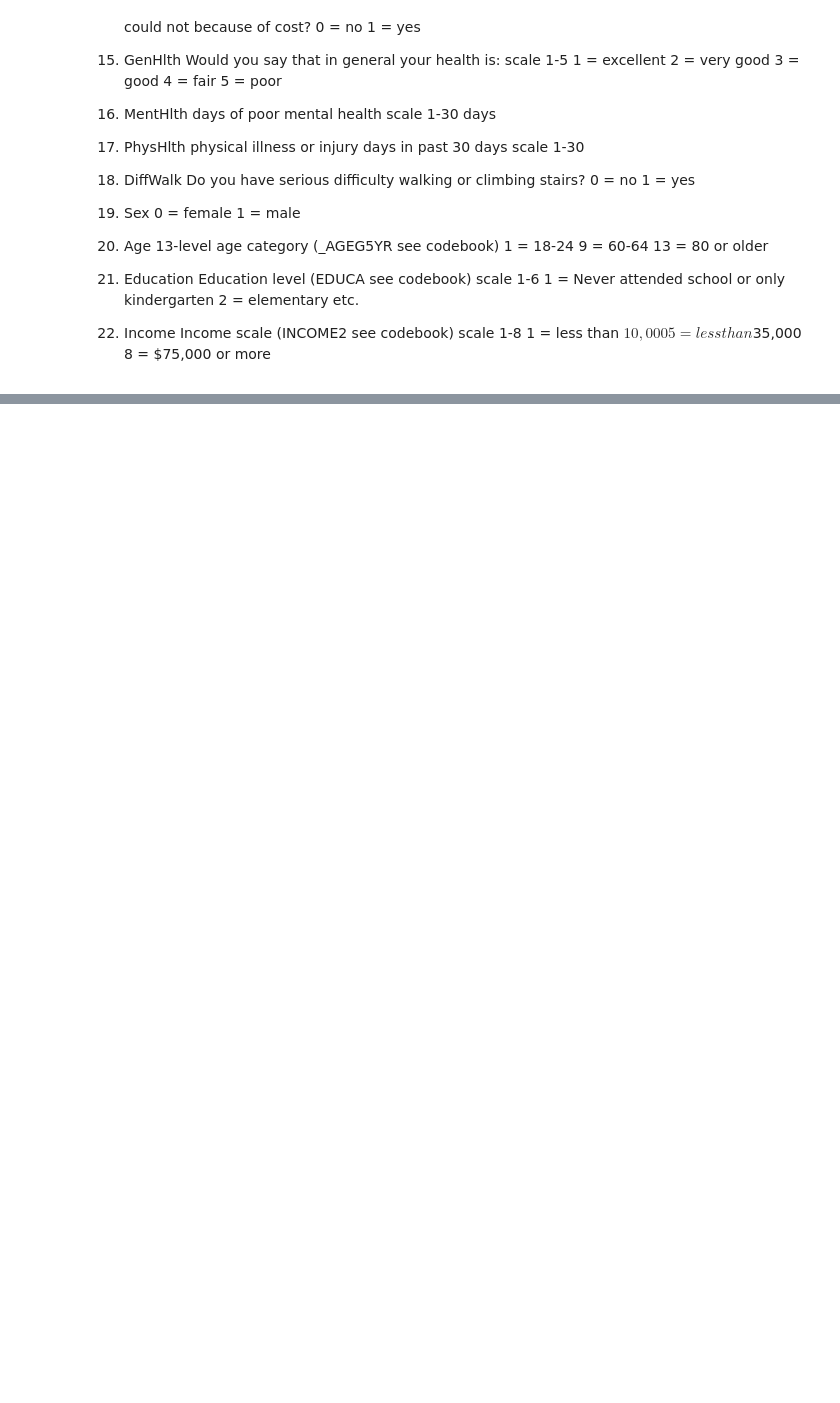
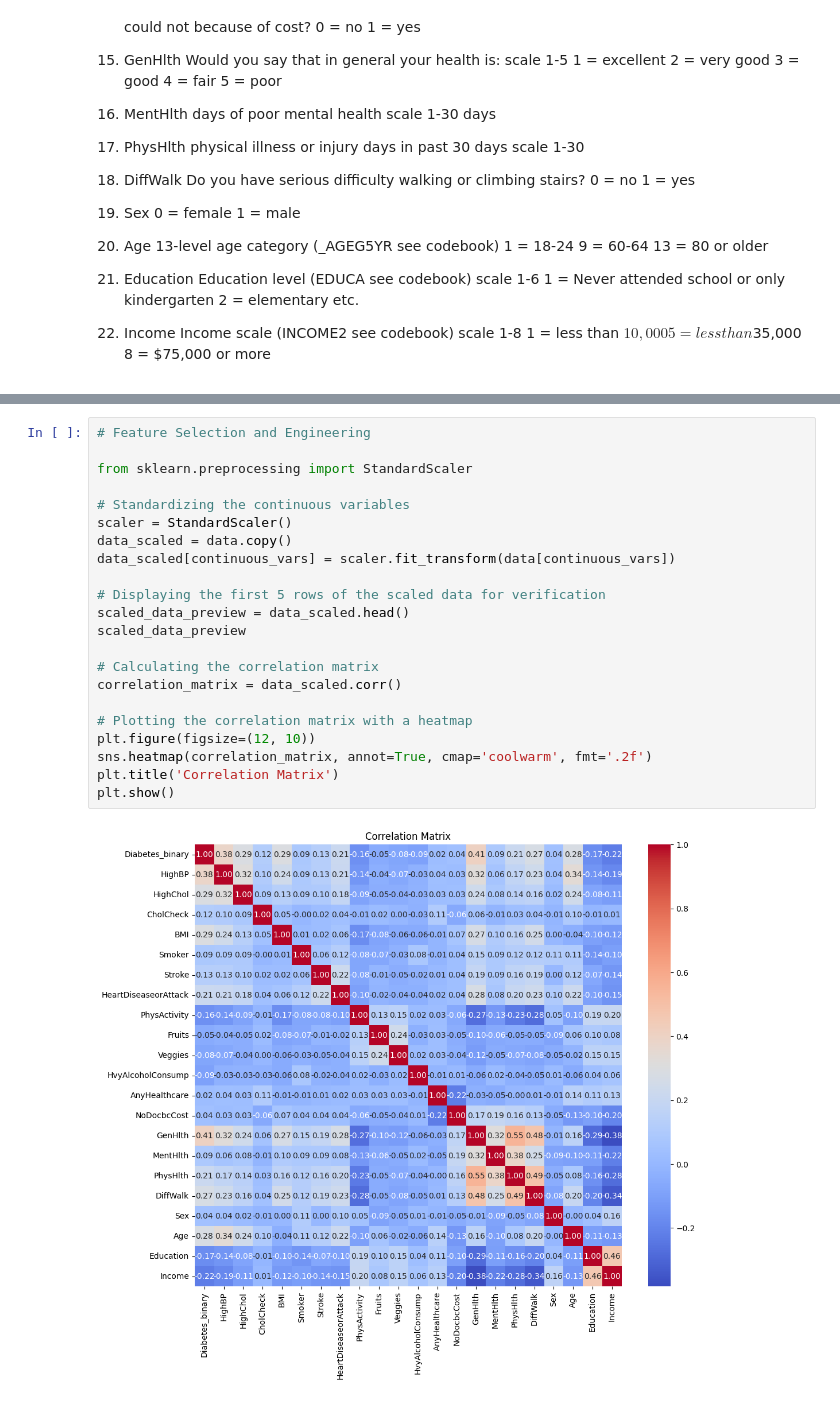
Before and after one commit to DaveShevy/Research, a Jupyter notebook: CDC_Diabetes Research/CDC_Diabetes_Health_Indicators.ipynb, the cells around one changed output, grey strips where cells are left out. Saved outputs shown, nothing was run; the diff lists cells and outputs as text; blank space fills up the shorter version.

```diff
--- a/CDC_Diabetes Research/CDC_Diabetes_Health_Indicators.ipynb
+++ b/CDC_Diabetes Research/CDC_Diabetes_Health_Indicators.ipynb
@@ -149,0 +133,24 @@ memory usage: 11.9 MB
+# %%
+# Feature Selection and Engineering
+
+from sklearn.preprocessing import StandardScaler
+
+# Standardizing the continuous variables
+scaler = StandardScaler()
+data_scaled = data.copy()
+data_scaled[continuous_vars] = scaler.fit_transform(data[continuous_vars])
+
+# Displaying the first 5 rows of the scaled data for verification
+scaled_data_preview = data_scaled.head()
+scaled_data_preview
+
+# Calculating the correlation matrix
+correlation_matrix = data_scaled.corr()
+
+# Plotting the correlation matrix with a heatmap
+plt.figure(figsize=(12, 10))
+sns.heatmap(correlation_matrix, annot=True, cmap='coolwarm', fmt='.2f')
+plt.title('Correlation Matrix')
+plt.show()
+# %% [output]
+[figure, added]
```
Also changed, not shown: parts of 12 cells of this notebook, 5 other files.
